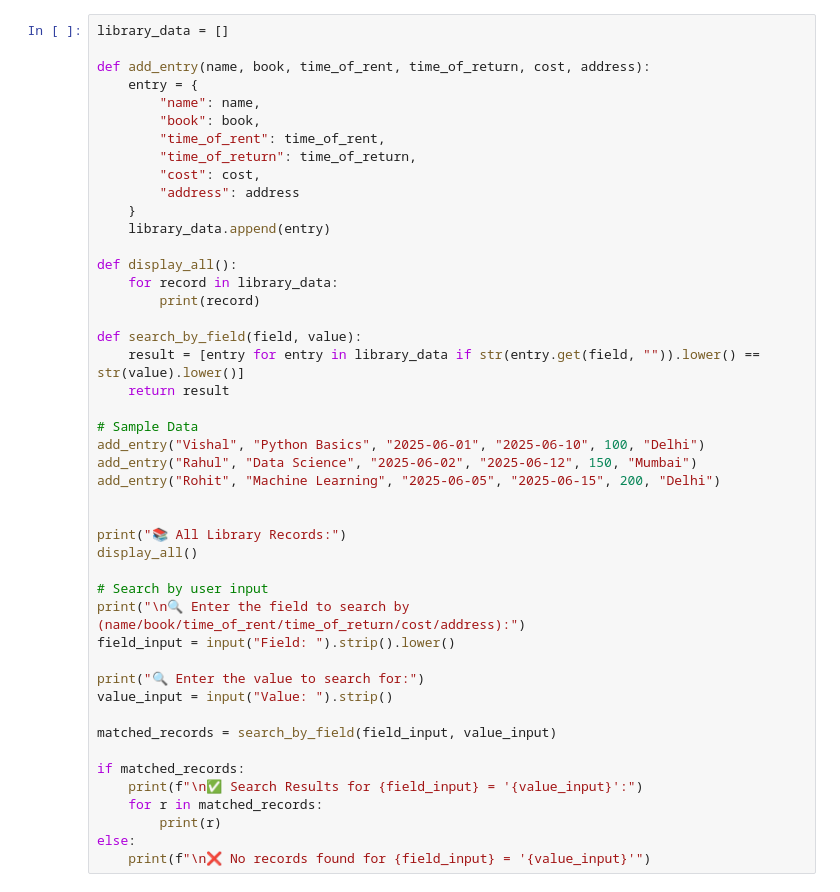
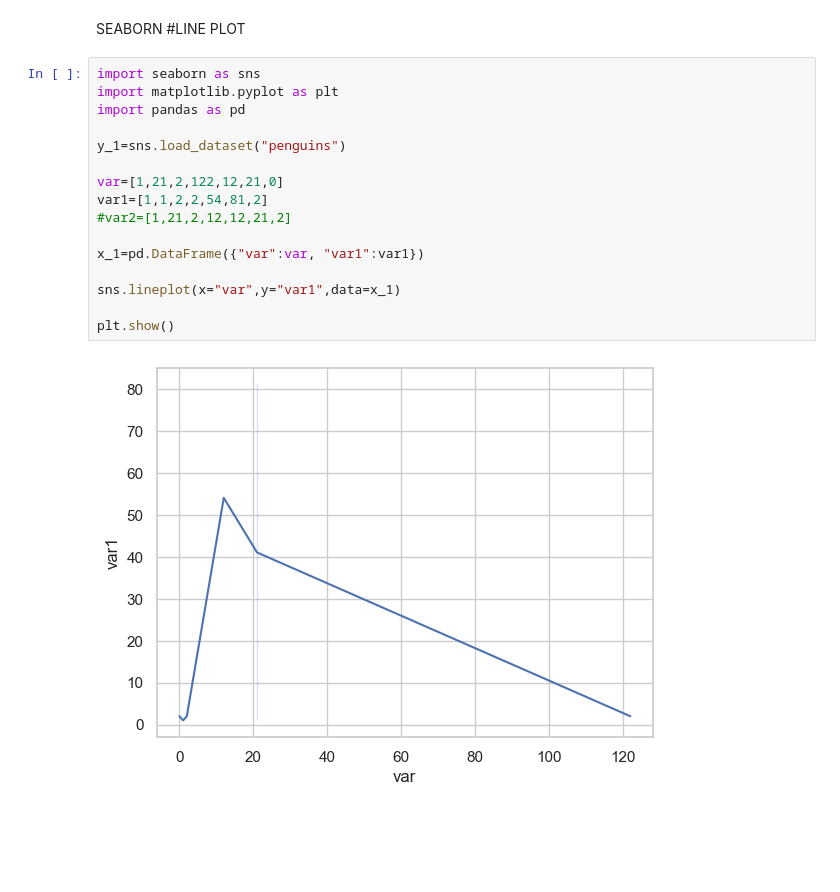
Before and after one commit to vishalkumar9552/Library-_System, a Jupyter notebook: Library_System.ipynb, the cells around one changed output. Cells and saved outputs as stored; diff of their text form; blank space fills up the shorter version.

Commit message:
Seaborn Project

```diff
--- a/Library_System.ipynb
+++ b/Library_System.ipynb
@@ -1,46 +1,21 @@
-# %%
-library_data = []
-
-def add_entry(name, book, time_of_rent, time_of_return, cost, address):
-    entry = {
-        "name": name,
-        "book": book,
-        "time_of_rent": time_of_rent,
-        "time_of_return": time_of_return,
-        "cost": cost,
-        "address": address
-    }
-    library_data.append(entry)
-
-def display_all():
-    for record in library_data:
-        print(record)
-
-def search_by_field(field, value):
-    result = [entry for entry in library_data if str(entry.get(field, "")).lower() == str(value).lower()]
-    return result
-
-# Sample Data
-add_entry("Vishal", "Python Basics", "2025-06-01", "2025-06-10", 100, "Delhi")
-add_entry("Rahul", "Data Science", "2025-06-02", "2025-06-12", 150, "Mumbai")
-add_entry("Rohit", "Machine Learning", "2025-06-05", "2025-06-15", 200, "Delhi")
-
-
-print("📚 All Library Records:")
-display_all()
-
-# Search by user input
-print("\n🔍 Enter the field to search by (name/book/time_of_rent/time_of_return/cost/address):")
-field_input = input("Field: ").strip().lower()
-
-print("🔍 Enter the value to search for:")
-value_input = input("Value: ").strip()
-
-matched_records = search_by_field(field_input, value_input)
-
-if matched_records:
-    print(f"\n✅ Search Results for {field_input} = '{value_input}':")
-    for r in matched_records:
-        print(r)
-else:
-    print(f"\n❌ No records found for {field_input} = '{value_input}'")
+# %% [markdown]
+SEABORN
+#LINE PLOT
+# %%
+import seaborn as sns
+import matplotlib.pyplot as plt
+import pandas as pd
+
+y_1=sns.load_dataset("penguins")
+
+var=[1,21,2,122,12,21,0]
+var1=[1,1,2,2,54,81,2]
+#var2=[1,21,2,12,12,21,2]
+
+x_1=pd.DataFrame({"var":var, "var1":var1})
+
+sns.lineplot(x="var",y="var1",data=x_1)
+
+plt.show()
+# %% [output]
+[figure, added]
```
Also changed, not shown: parts of 18 cells of this notebook.
